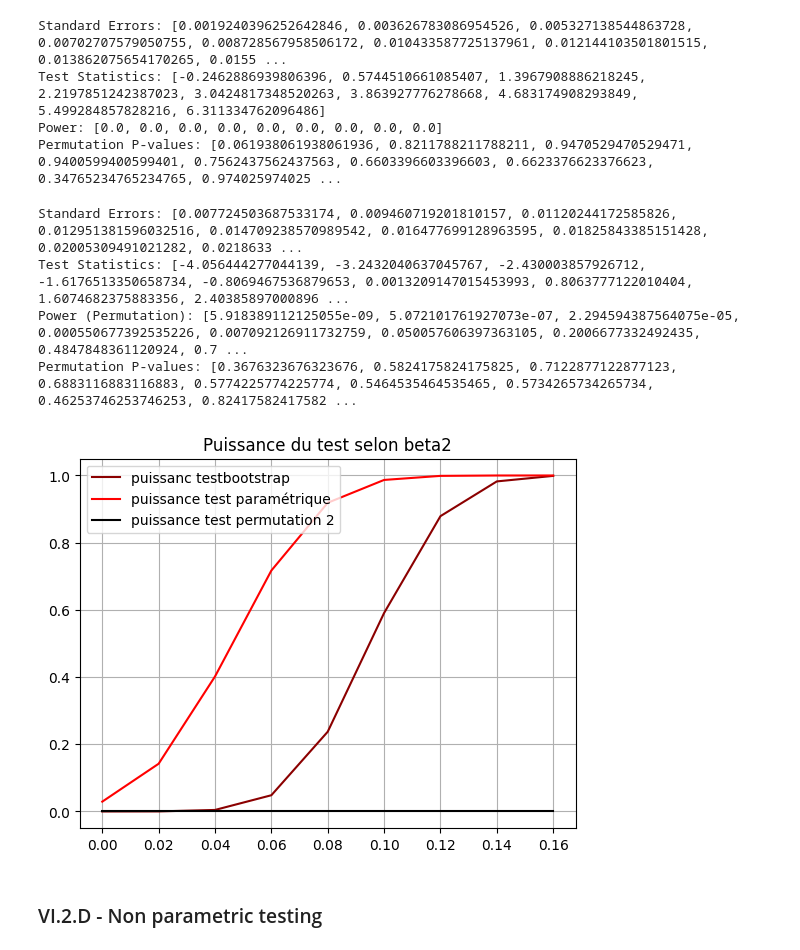
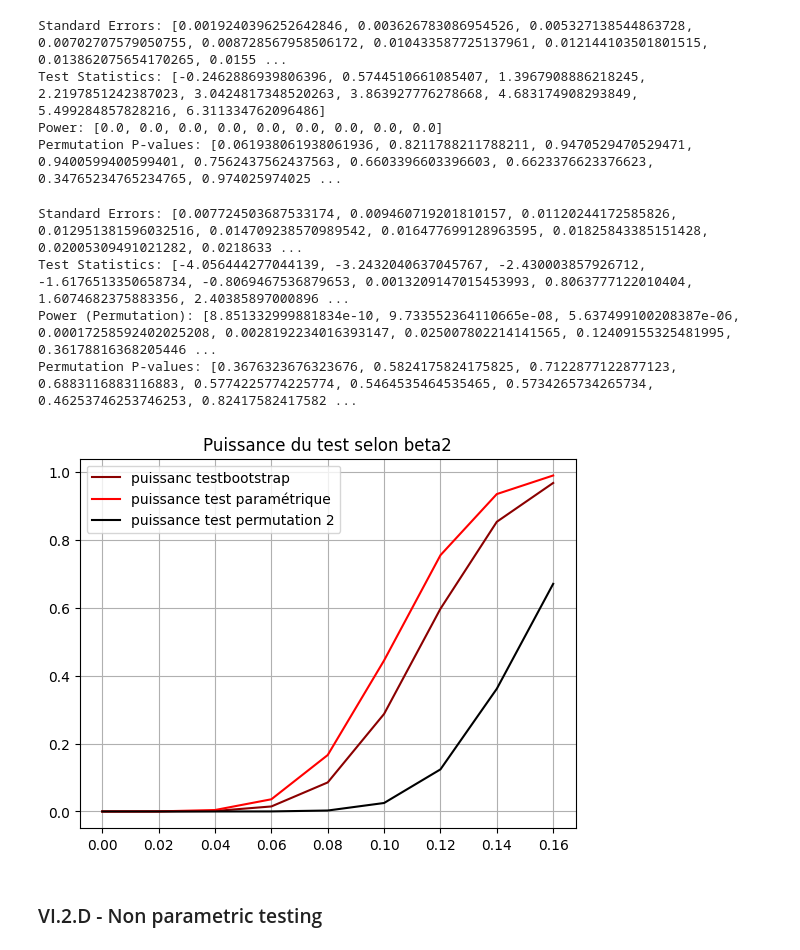
Before and after one commit to AntoineGilsonGH/The-Design-and-Analysis-of-Benchmark-Experiments, a Jupyter notebook: I0_Simplification.ipynb, the cells around one changed output. Saved outputs shown, nothing was run; the diff lists cells and outputs as text; code cells hidden in the pictures.

```diff
--- a/I0_Simplification.ipynb
+++ b/I0_Simplification.ipynb
@@ -1717,12 +1749,14 @@ le score est 1.645616248187262
 # %%
 # On ajoute du bootstrapping dans le test
 
-def power_simulation_boot():
+def power_boot():
 
-    power = []
     standard_errors = []
     test_statistics = []
-    p_values = []
+    p_values_bil = []
+    p_values_right = []
+    power_bil = []
+    power_right = []
     epsilon = np.random.normal(0, 1, n + m)
     x = np.random.uniform(0, 5, n + m)
 
@@ -1763,18 +1797,24 @@ def power_simulation_boot():
 
         test_stat = d_barre/se # Statistique pour l'hypothèse nulle
 
-        student = stats.t.ppf(0.95, df=m-1)
-        p_value = 1 - stats.t.cdf(abs(test_stat), df = m-1)
+        student_bil = stats.t.ppf(0.975, df=m-1)
+        p_value_bil = 1 - stats.t.cdf(abs(test_stat), df = m-1)
+        student_right = stats.t.ppf(0.95, df=m-1)
+        p_value_right = 1 - stats.t.cdf(test_stat, df=m-1)
 
-        test_alt = student - test_stat
-        puissance = 1 - stats.norm.cdf(test_alt, 0, 1)
+        test_bil = student_bil - test_stat
+        test_right = student_right - test_stat
+        puissance_bil = 1 - stats.norm.cdf(test_bil, 0, 1)
+        puissance_right = 1 - stats.norm.cdf(test_right, 0, 1)
 
         standard_errors.append(se)
         test_statistics.append(test_stat)
-        power.append(puissance)
-        p_values.append(p_value)
+        p_values_bil.append(p_value_bil)
+        p_values_right.append(p_value_right)
+        power_bil.append(puissance_bil)
+        power_right.append(puissance_right)
 
-    return  standard_errors, test_statistics, p_values, power
+    return  standard_errors, test_statistics, p_values_bil, p_values_right, power_bil, power_right
 
 
-standard_errors_boot, test_statistics_boot, p_values_boot, power_boot = power_simulation_boot()
+standard_errors_boot, test_statistics_boot, p_values_bil_boot, p_values_right_boot, power_bil_boot, power_right_boot = power_boot()
@@ -1914,10 +1939,7 @@ Power: [0.0, 0.0, 0.0, 0.0, 0.0, 0.0, 0.0, 0.0, 0.0]
 Permutation P-values: [0.061938061938061936, 0.8211788211788211, 0.9470529470529471, 0.9400599400599401, 0.7562437562437563, 0.6603396603396603, 0.6623376623376623, 0.34765234765234765, 0.974025974025 ...
 # %%
 def power_simulation_with_permutation_2(n_permutations=1000):
-    np.random.seed(42)
-    n = 150
-    m = 2000
-    power = []
+
     power_perm = []
     standard_errors = []
     test_statistics = []
@@ -1966,7 +1988,7 @@ def power_simulation_with_permutation_2(n_permutations=1000):
         permutation_p_values.append(p_value)
 
 
-        perm_student = stats.t.ppf(0.95, df=m-1)
+        perm_student = stats.t.ppf(0.975, df=m-1)
         perm_test_alt = perm_student - perm_stats
         perm_puissance = 1 - stats.norm.cdf(perm_test_alt, 0, 1)
 
@@ -1986,18 +2008,18 @@ print("Permutation P-values:", permutation_p_values_2)
 # %% [output]
 Standard Errors: [0.007724503687533174, 0.009460719201810157, 0.01120244172585826, 0.012951381596032516, 0.014709238570989542, 0.016477699128963595, 0.01825843385151428, 0.02005309491021282, 0.0218633 ...
 Test Statistics: [-4.056444277044139, -3.2432040637045767, -2.430003857926712, -1.6176513350658734, -0.8069467536879653, 0.0013209147015453993, 0.8063777122010404, 1.6074682375883356, 2.40385897000896 ...
-Power (Permutation): [5.918389112125055e-09, 5.072101761927073e-07, 2.294594387564075e-05, 0.000550677392535226, 0.007092126911732759, 0.050057606397363105, 0.2006677332492435, 0.4847848361120924, 0.7 ...
+Power (Permutation): [8.851332999881834e-10, 9.733552364110665e-08, 5.637499100208387e-06, 0.00017258592402025208, 0.0028192234016393147, 0.025007802214141565, 0.12409155325481995, 0.36178816368205446 ...
 Permutation P-values: [0.3676323676323676, 0.5824175824175825, 0.7122877122877123, 0.6883116883116883, 0.5774225774225774, 0.5464535464535465, 0.5734265734265734, 0.46253746253746253, 0.82417582417582 ...
 # %%
 plt.figure()
 plt.title("Puissance du test selon beta2")
-plt.plot(beta2_values, power_boot, label = "puissanc testbootstrap", color = "darkred")
-plt.plot(beta2_values, power, label = "puissance test paramétrique", color = "red")
-plt.plot(beta2_values, power_perm, label = "puissance test permutation 2", color = "black")
+plt.plot(beta2_values, power_bil, label = "puissanc testbootstrap", color = "darkred")
+plt.plot(beta2_values, power_bil_boot, label = "puissance test paramétrique", color = "red")
+plt.plot(beta2_values, power_perm_2, label = "puissance test permutation 2", color = "black")
 plt.grid()
 plt.legend()
 plt.show()
 # %% [output]
-[figure, old version]
+[figure, new version]
 # %% [markdown]
 ### VI.2.D - Non parametric testing
```
Also changed, not shown: parts of 13 cells of this notebook.
